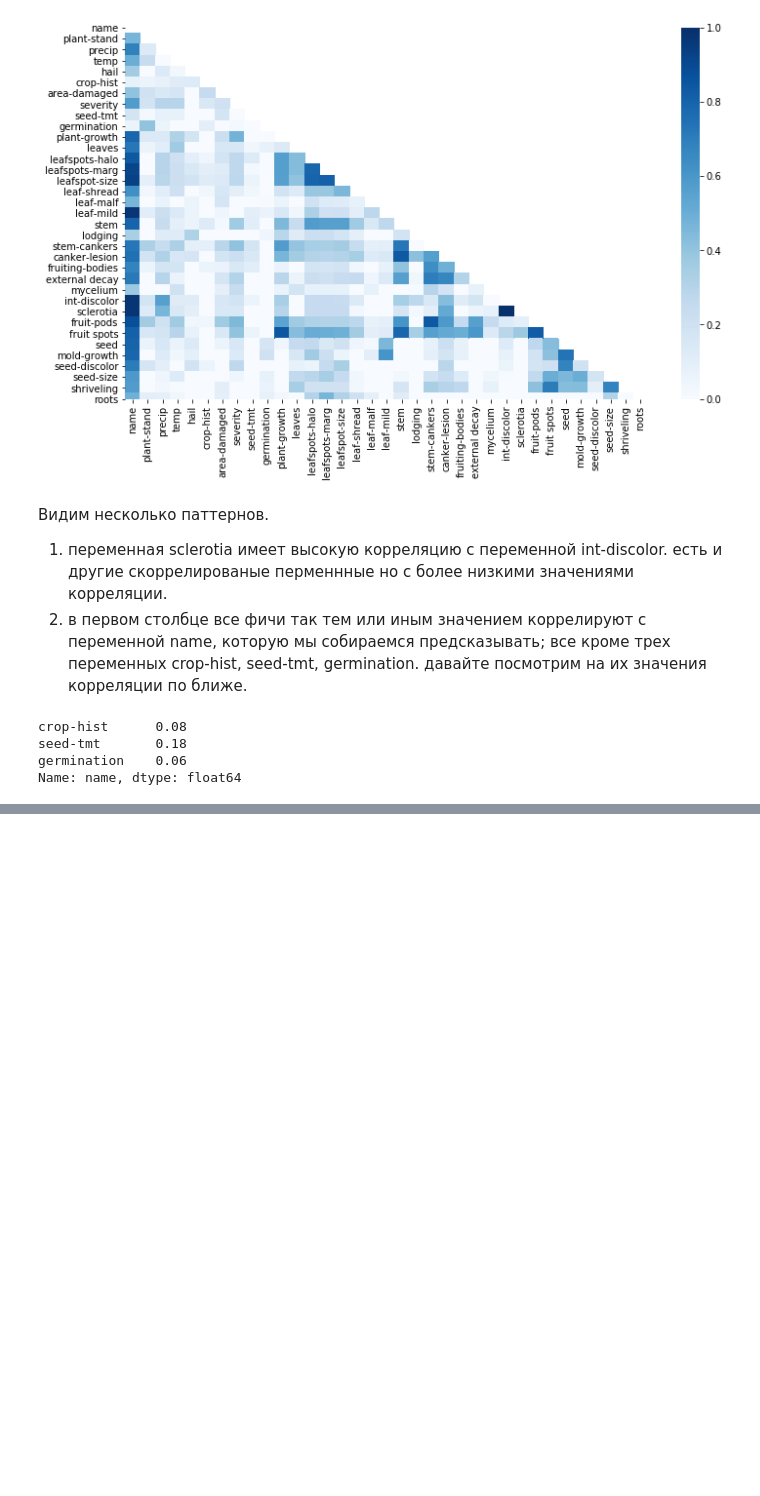
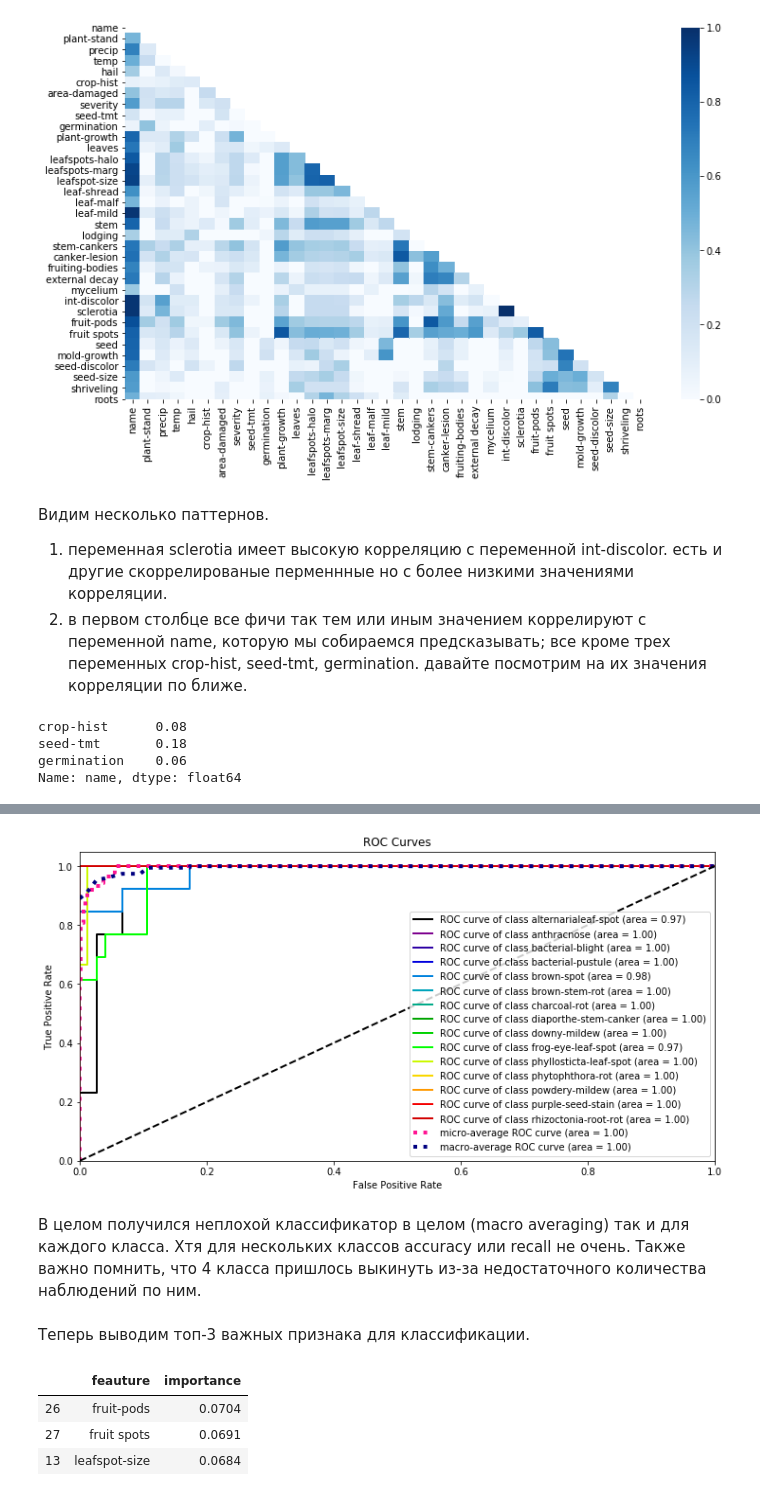
Before and after one commit to alexandretsarev/BI_2019_stat_R, a Jupyter notebook: ML_HW_04.ipynb, the cells around one changed output, grey strips where cells are left out. Drawn from its saved outputs; the diff is of its cells as text; code cells hidden in the pictures; blank space fills up the shorter version.

```diff
--- a/ML_HW_04.ipynb
+++ b/ML_HW_04.ipynb
@@ -217,3 +192,0 @@ data_cropped2 = data_cropped.drop(['crop-hist','germination'],axis=1)
-# %%
-X = data_cropped2.drop("name",axis=1)
-y = data_cropped2.name
@@ -234,0 +193,3 @@ results_loocv.mean()
+# %%
+# делим данные на тренировчную и тестовую выборку
+X_train, X_test, y_train, y_test = train_test_split(X, y, test_size=0.33, random_state=42,stratify=y)
@@ -234,0 +198,6 @@ results_loocv.mean()
+# %%
+params_grid = {'max_depth':list(range(2,20))}
+rf = RandomForestClassifier(n_estimators=100)
+loocv = LeaveOneOut()
+grid_clf = GridSearchCV(estimator=rf, param_grid=params_grid, cv=loocv)
+grid_clf.fit(X_train, y_train)
@@ -234,0 +230,6 @@ results_loocv.mean()
+# %%
+best_rf = grid_clf.best_estimator_
+best_rf.score(X_test,y_test)
+y_pred = best_rf.predict(X_test)
+# выводим метрики качества классификатора
+print(metrics.classification_report(y_test, y_pred))
@@ -234,0 +254,11 @@ results_loocv.mean()
+# %%
+# Визуализация
+y_probas = best_rf.predict_proba(X_test)
+skplt.metrics.plot_roc_curve(y_test, y_probas,figsize=[12,6])
+plt.show()
+# %% [output]
+[figure, added]
+# %% [markdown]
+В целом получился неплохой классификатор в целом (macro averaging) так и для каждого класса. Хтя для нескольких классов accuracy или recall не очень. Также важно помнить, что 4 класса пришлось выкинуть из-за недостаточного количества наблюдений по ним.
+# %% [markdown]
+Теперь выводим топ-3 важных признака для классификации.
@@ -234,0 +273,7 @@ results_loocv.mean()
+# %%
+feature_imp_exctraction(best_rf,X).iloc[:3,]
+# %% [output]
+|  | feauture | importance |
+| 26 | fruit-pods | 0.0704 |
+| 27 | fruit spots | 0.0691 |
+| 13 | leafspot-size | 0.0684 |
```
Also changed, not shown: parts of 20 cells of this notebook.
